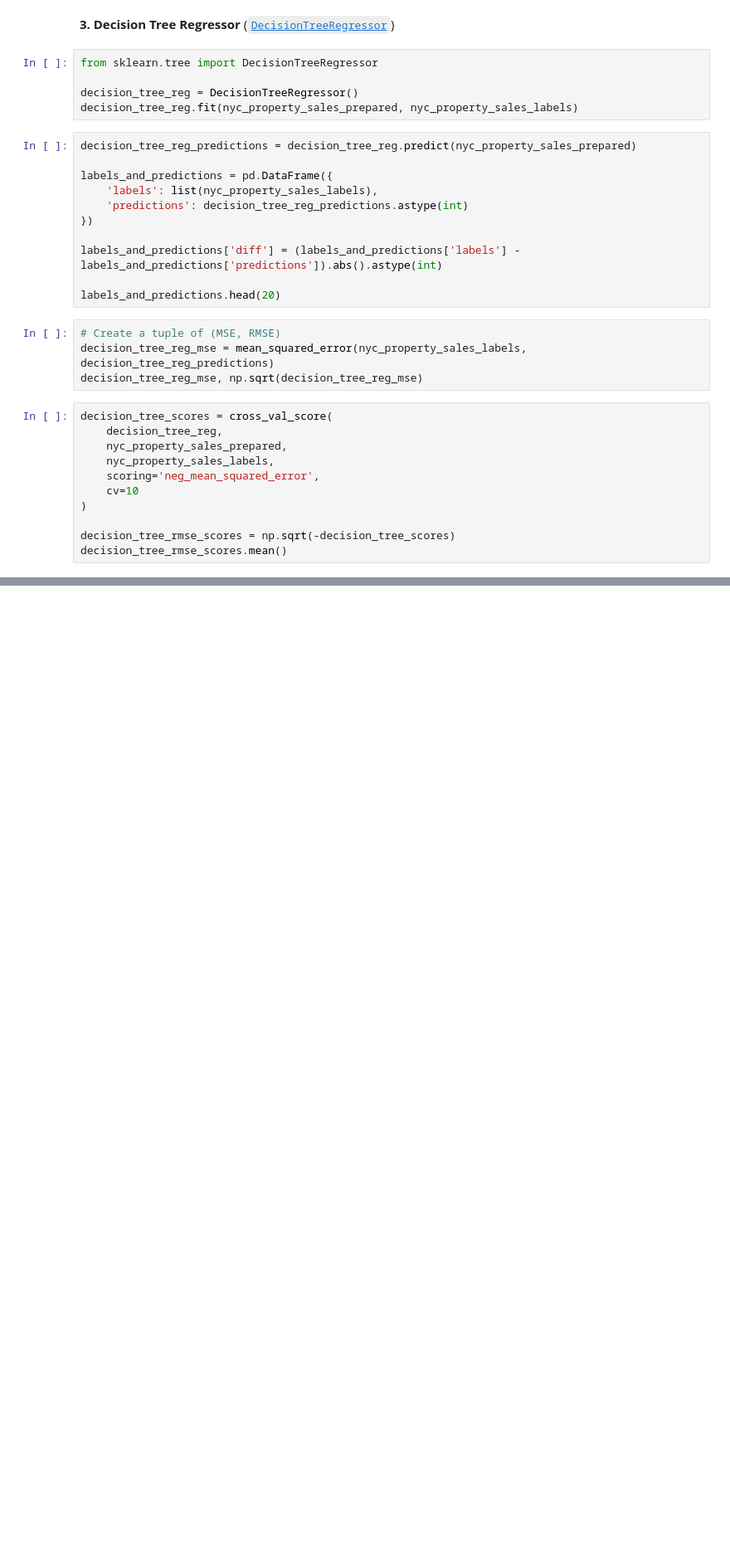
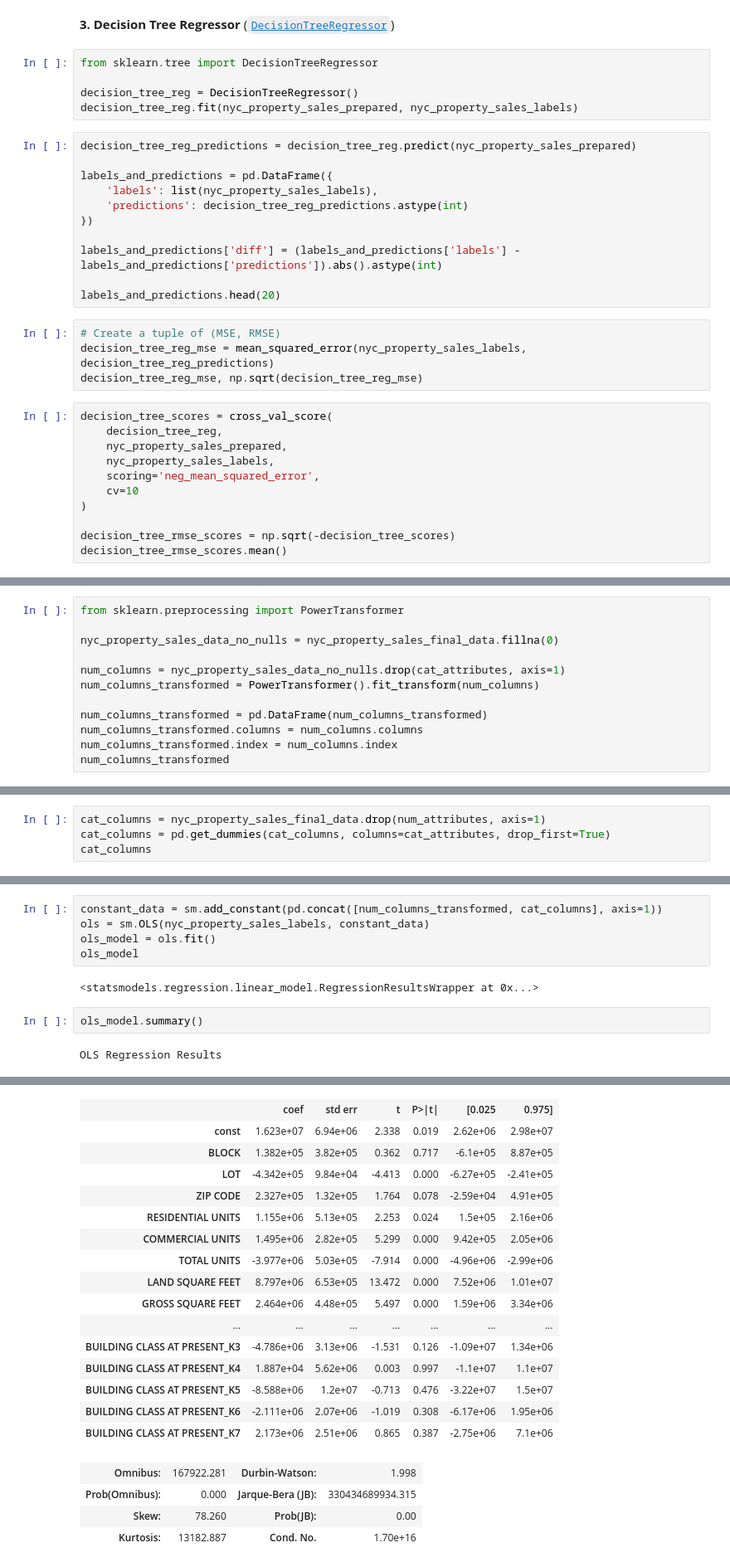
Before and after one commit to AJarombek/machine-learning-programs, a Jupyter notebook: programs/nyc-property-sales/nyc-property-sales.ipynb, the cells around one changed output, grey strips where cells are left out. Shown at 83% size. Saved outputs shown, nothing was run; the diff lists cells and outputs as text; blank space fills up the shorter version.

```diff
--- a/programs/nyc-property-sales/nyc-property-sales.ipynb
+++ b/programs/nyc-property-sales/nyc-property-sales.ipynb
@@ -592,0 +615,12 @@ decision_tree_rmse_scores.mean()
+# %%
+from sklearn.preprocessing import PowerTransformer
+
+nyc_property_sales_data_no_nulls = nyc_property_sales_final_data.fillna(0)
+
+num_columns = nyc_property_sales_data_no_nulls.drop(cat_attributes, axis=1)
+num_columns_transformed = PowerTransformer().fit_transform(num_columns)
+
+num_columns_transformed = pd.DataFrame(num_columns_transformed)
+num_columns_transformed.columns = num_columns.columns
+num_columns_transformed.index = num_columns.index
+num_columns_transformed
@@ -592,0 +641,4 @@ decision_tree_rmse_scores.mean()
+# %%
+cat_columns = nyc_property_sales_final_data.drop(num_attributes, axis=1)
+cat_columns = pd.get_dummies(cat_columns, columns=cat_attributes, drop_first=True)
+cat_columns
@@ -592,0 +676,11 @@ decision_tree_rmse_scores.mean()
+# %%
+constant_data = sm.add_constant(pd.concat([num_columns_transformed, cat_columns], axis=1))
+ols = sm.OLS(nyc_property_sales_labels, constant_data)
+ols_model = ols.fit()
+ols_model
+# %% [output]
+<statsmodels.regression.linear_model.RegressionResultsWrapper at 0x...>
+# %%
+ols_model.summary()
+# %% [output]
+OLS Regression Results
@@ -592,0 +696,20 @@ decision_tree_rmse_scores.mean()
+|  | coef | std err | t | P>|t| | [0.025 | 0.975] |
+| const | 1.623e+07 | 6.94e+06 | 2.338 | 0.019 | 2.62e+06 | 2.98e+07 |
+| BLOCK | 1.382e+05 | 3.82e+05 | 0.362 | 0.717 | -6.1e+05 | 8.87e+05 |
+| LOT | -4.342e+05 | 9.84e+04 | -4.413 | 0.000 | -6.27e+05 | -2.41e+05 |
+| ZIP CODE | 2.327e+05 | 1.32e+05 | 1.764 | 0.078 | -2.59e+04 | 4.91e+05 |
+| RESIDENTIAL UNITS | 1.155e+06 | 5.13e+05 | 2.253 | 0.024 | 1.5e+05 | 2.16e+06 |
+| COMMERCIAL UNITS | 1.495e+06 | 2.82e+05 | 5.299 | 0.000 | 9.42e+05 | 2.05e+06 |
+| TOTAL UNITS | -3.977e+06 | 5.03e+05 | -7.914 | 0.000 | -4.96e+06 | -2.99e+06 |
+| LAND SQUARE FEET | 8.797e+06 | 6.53e+05 | 13.472 | 0.000 | 7.52e+06 | 1.01e+07 |
+| GROSS SQUARE FEET | 2.464e+06 | 4.48e+05 | 5.497 | 0.000 | 1.59e+06 | 3.34e+06 |
+| ... | ... | ... | ... | ... | ... | ... |
+| BUILDING CLASS AT PRESENT_K3 | -4.786e+06 | 3.13e+06 | -1.531 | 0.126 | -1.09e+07 | 1.34e+06 |
+| BUILDING CLASS AT PRESENT_K4 | 1.887e+04 | 5.62e+06 | 0.003 | 0.997 | -1.1e+07 | 1.1e+07 |
+| BUILDING CLASS AT PRESENT_K5 | -8.588e+06 | 1.2e+07 | -0.713 | 0.476 | -3.22e+07 | 1.5e+07 |
+| BUILDING CLASS AT PRESENT_K6 | -2.111e+06 | 2.07e+06 | -1.019 | 0.308 | -6.17e+06 | 1.95e+06 |
+| BUILDING CLASS AT PRESENT_K7 | 2.173e+06 | 2.51e+06 | 0.865 | 0.387 | -2.75e+06 | 7.1e+06 |
+| Omnibus: | 167922.281 | Durbin-Watson: | 1.998 |
+| Prob(Omnibus): | 0.000 | Jarque-Bera (JB): | 330434689934.315 |
+| Skew: | 78.260 | Prob(JB): | 0.00 |
+| Kurtosis: | 13182.887 | Cond. No. | 1.70e+16 |
```
Also changed, not shown: parts of 13 cells of this notebook, 1 other file.
